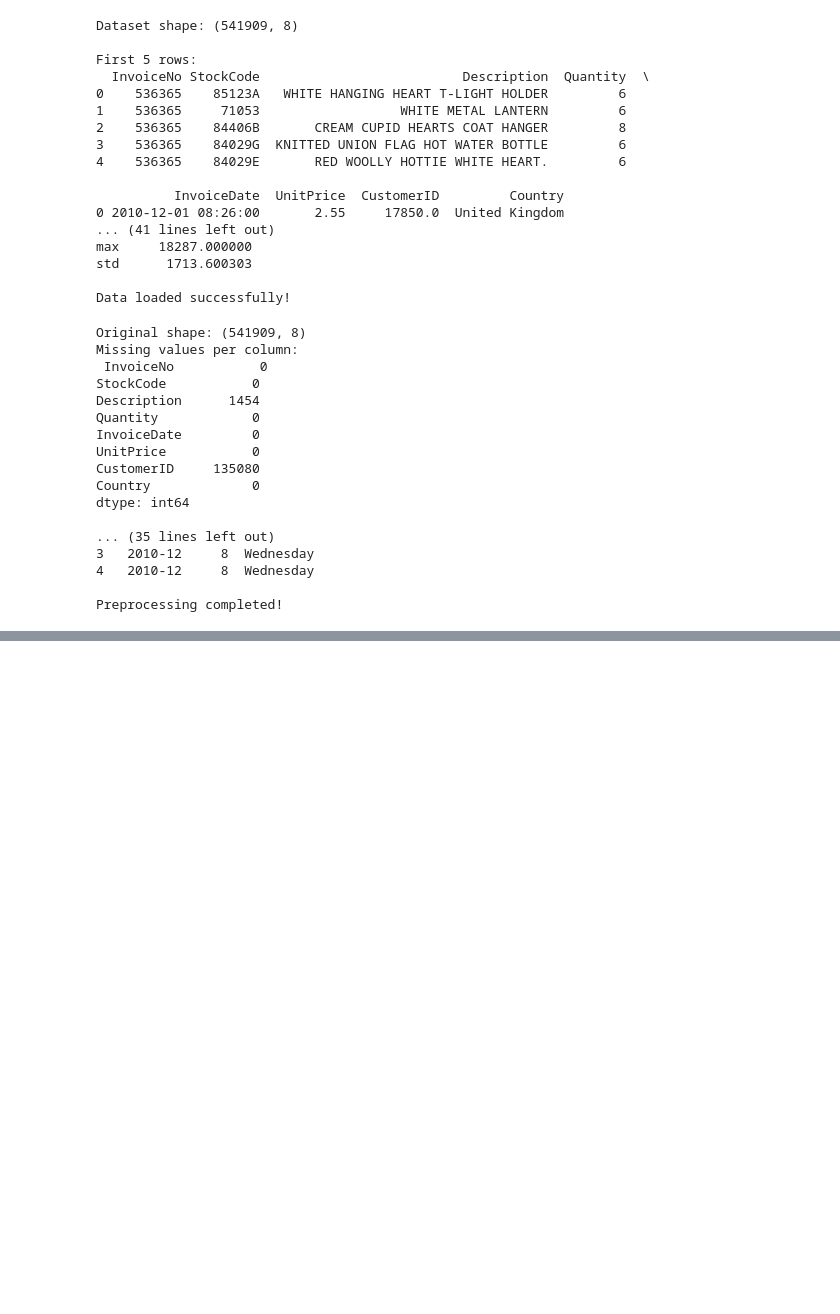
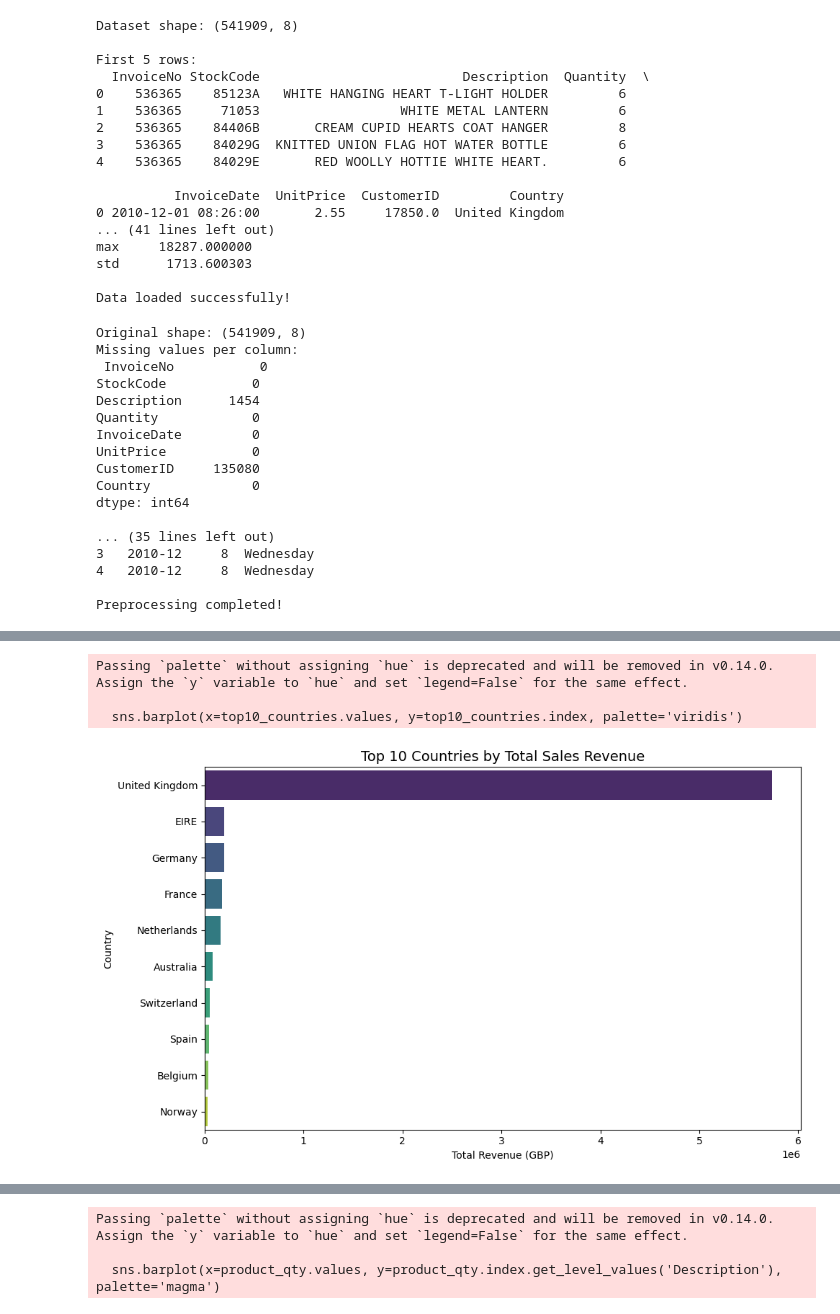
Before and after one commit to SanthushFernando/BIS-Data-Analytics-Assignment, a Jupyter notebook: analysis.ipynb, the cells around one changed output, grey strips where cells are left out. Saved outputs shown, nothing was run; the diff lists cells and outputs as text; code cells hidden in the pictures; blank space fills up the shorter version.

Commit message:
Exploratory Data Analysis - summary stats + visualizations (top countries, products, monthly trend, day of week)

```diff
--- a/analysis.ipynb
+++ b/analysis.ipynb
@@ -118,3 +118,76 @@ dtype: int64
 4   2010-12     8  Wednesday
 
 Preprocessing completed!
+# %%
+# ────────────────────────────────────────────────
+# Summary statistics of numeric columns
+print("Numeric summary after cleaning:")
+print(df.describe())
+
+# ────────────────────────────────────────────────
+# 1. Top 10 countries by total revenue
+country_sales = df.groupby('Country')['TotalPrice'].sum().sort_values(ascending=False)
+top10_countries = country_sales.head(10)
+
+print("\nTop 10 Countries by Total Revenue:")
+print(top10_countries)
+
+# Plot
+plt.figure(figsize=(10, 6))
+sns.barplot(x=top10_countries.values, y=top10_countries.index, palette='viridis')
+plt.title('Top 10 Countries by Total Sales Revenue', fontsize=14)
+plt.xlabel('Total Revenue (GBP)')
+plt.ylabel('Country')
+plt.tight_layout()
+plt.savefig('top_10_countries.png', dpi=150, bbox_inches='tight')
+plt.show()
+
+# ────────────────────────────────────────────────
+# 2. Top 10 products by quantity sold
+product_qty = df.groupby(['StockCode', 'Description'])['Quantity'].sum() \
+                .sort_values(ascending=False).head(10)
+
+print("\nTop 10 Products by Quantity Sold:")
+print(product_qty)
+
+# Plot
+plt.figure(figsize=(10, 7))
+sns.barplot(x=product_qty.values, y=product_qty.index.get_level_values('Description'), palette='magma')
+plt.title('Top 10 Products by Quantity Sold', fontsize=14)
+plt.xlabel('Total Quantity Sold')
+plt.ylabel('Product Description')
+plt.tight_layout()
+plt.savefig('top_10_products_quantity.png', dpi=150, bbox_inches='tight')
+plt.show()
+
+# ────────────────────────────────────────────────
+# 3. Monthly sales trend
+monthly_sales = df.groupby('YearMonth')['TotalPrice'].sum()
+
+plt.figure(figsize=(12, 6))
+monthly_sales.plot(kind='line', marker='o', color='teal')
+plt.title('Monthly Total Sales Trend', fontsize=14)
+plt.xlabel('Year-Month')
+plt.ylabel('Total Revenue (GBP)')
+plt.grid(True, alpha=0.3)
+plt.xticks(rotation=45)
+plt.tight_layout()
+plt.savefig('monthly_sales_trend.png', dpi=150, bbox_inches='tight')
+plt.show()
+
+# ────────────────────────────────────────────────
+# 4. Sales by day of week
+dow_sales = df.groupby('DayOfWeek')['TotalPrice'].sum() \
+              .reindex(['Monday','Tuesday','Wednesday','Thursday','Friday','Saturday','Sunday'])
+
+plt.figure(figsize=(9, 5))
+sns.barplot(x=dow_sales.index, y=dow_sales.values, palette='coolwarm')
+plt.title('Total Sales by Day of the Week', fontsize=14)
+plt.xlabel('Day of Week')
+plt.ylabel('Total Revenue (GBP)')
+plt.tight_layout()
+plt.savefig('sales_by_dayofweek.png', dpi=150, bbox_inches='tight')
+plt.show()
+
+print("\nEDA visualizations saved as PNG files.")
+# %% [output]
@@ -120,0 +211,4 @@ Preprocessing completed!
+Passing `palette` without assigning `hue` is deprecated and will be removed in v0.14.0. Assign the `y` variable to `hue` and set `legend=False` for the same effect.
+
+  sns.barplot(x=top10_countries.values, y=top10_countries.index, palette='viridis')
+[figure, added]
@@ -120,0 +228,3 @@ Preprocessing completed!
+Passing `palette` without assigning `hue` is deprecated and will be removed in v0.14.0. Assign the `y` variable to `hue` and set `legend=False` for the same effect.
+
+  sns.barplot(x=product_qty.values, y=product_qty.index.get_level_values('Description'), palette='magma')
```
Also changed, not shown: parts of 1 cell of this notebook, 4 other files.
